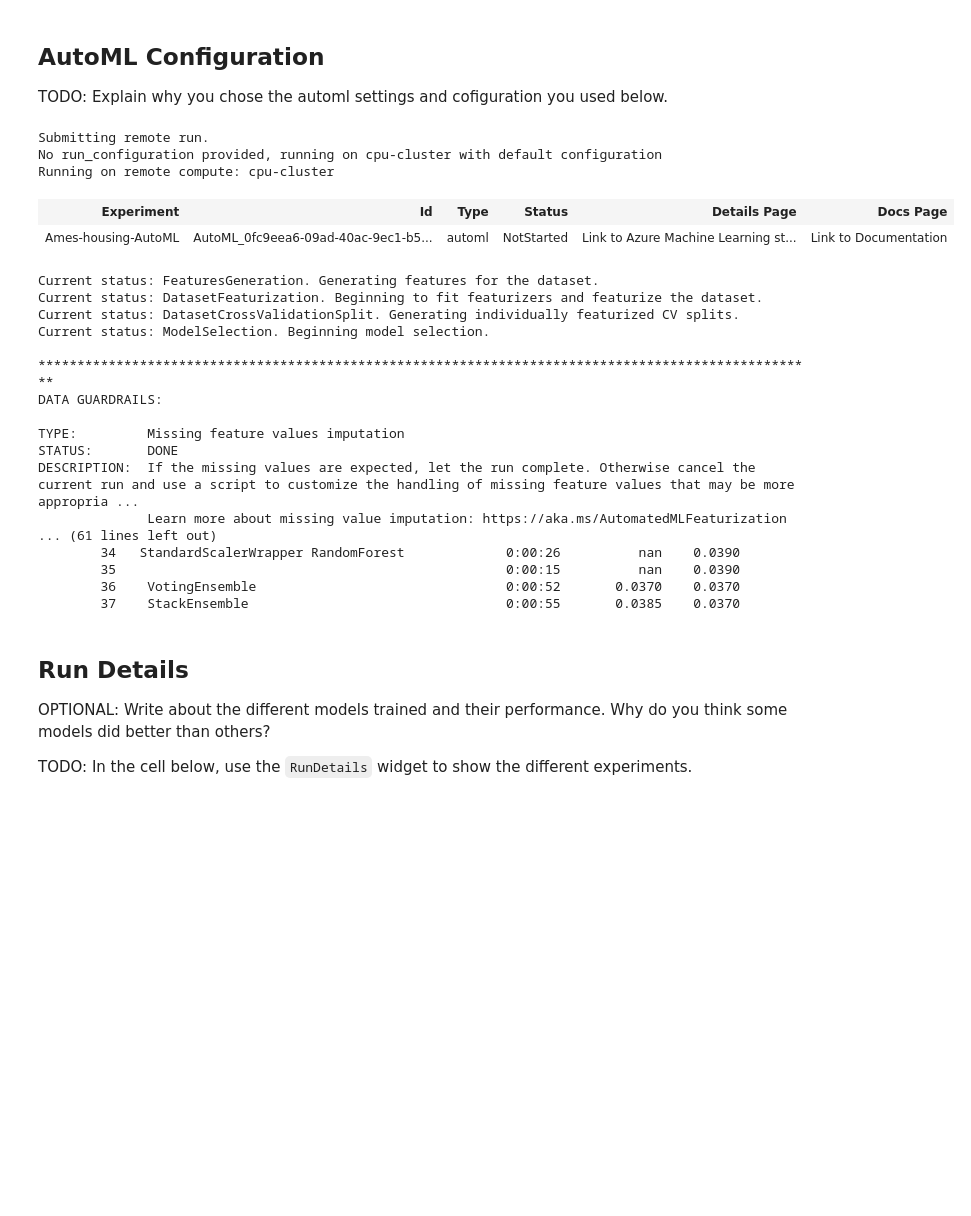
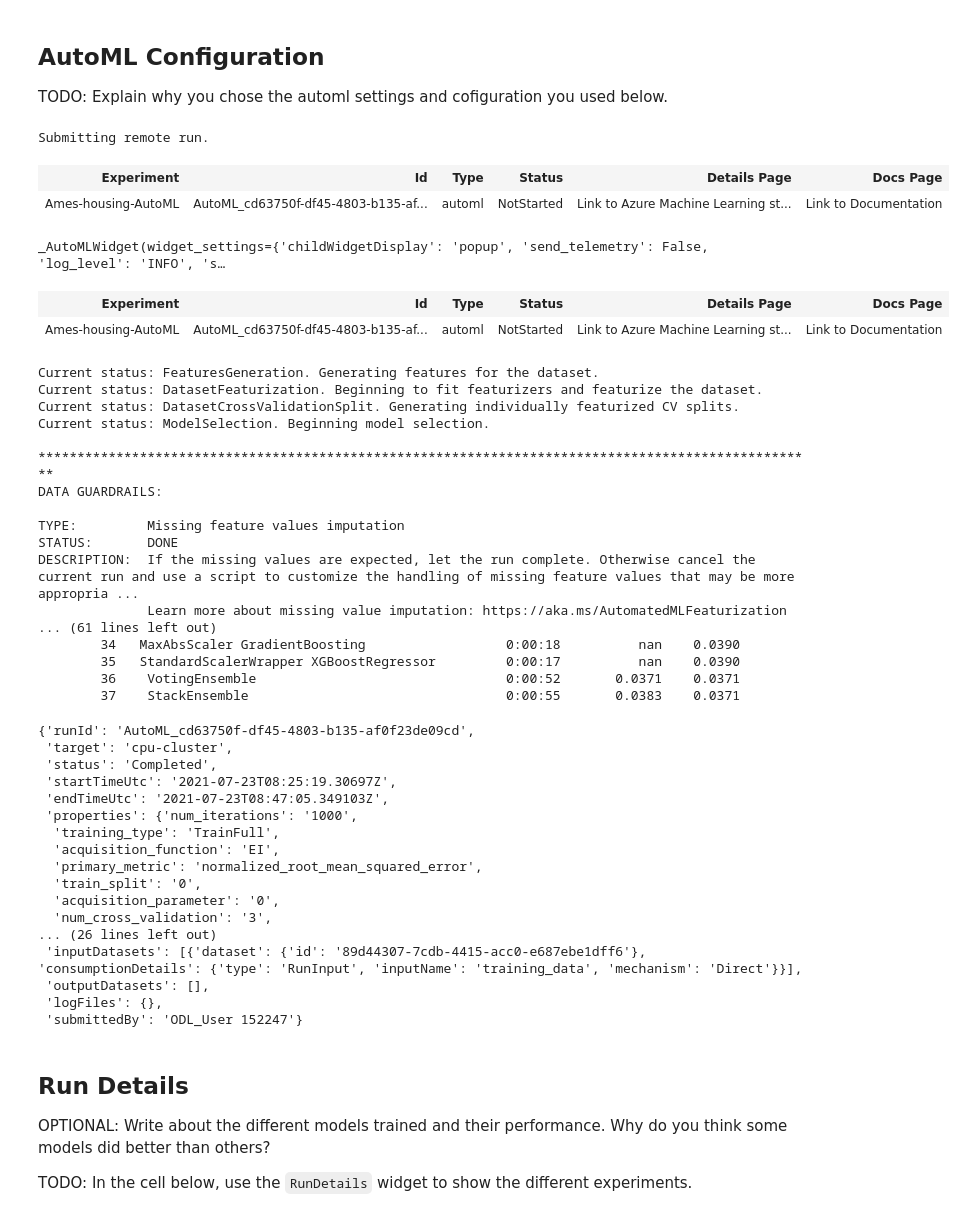
Before and after one commit to lustraka/Predict_Ames_House_Prices, a Jupyter notebook: automl.ipynb, the cells around one changed output. Cells and saved outputs as stored; diff of their text form; code cells hidden in the pictures; blank space fills up the shorter version.

```diff
--- a/automl.ipynb
+++ b/automl.ipynb
@@ -100,31 +100,52 @@ automl_config = AutoMLConfig(
     label_column_name='SalePrice',
     **automl_settings)
 # %%
+from azureml.widgets import RunDetails
 # TODO: Submit your experiment
-remote_run = experiment.submit(automl_config, show_output=True)
+aml_run = experiment.submit(automl_config)
+RunDetails(aml_run).show()
+aml_run.wait_for_completion(show_output=True)
 # %% [output]
 Submitting remote run.
-No run_configuration provided, running on cpu-cluster with default configuration
-Running on remote compute: cpu-cluster
 | Experiment | Id | Type | Status | Details Page | Docs Page |
-| Ames-housing-AutoML | AutoML_0fc9eea6-09ad-40ac-9ec1-b5... | automl | NotStarted | Link to Azure Machine Learning st... | Link to Documentation |
+| Ames-housing-AutoML | AutoML_cd63750f-df45-4803-b135-af... | automl | NotStarted | Link to Azure Machine Learning st... | Link to Documentation |
-Current status: FeaturesGeneration. Generating features for the dataset.
-Current status: DatasetFeaturization. Beginning to fit featurizers and featurize the dataset.
-Current status: DatasetCrossValidationSplit. Generating individually featurized CV splits.
-Current status: ModelSelection. Beginning model selection.
-
-****************************************************************************************************
-DATA GUARDRAILS:
-
-TYPE:         Missing feature values imputation
-STATUS:       DONE
-DESCRIPTION:  If the missing values are expected, let the run complete. Otherwise cancel the current run and use a script to customize the handling of missing feature values that may be more appropria ...
-              Learn more about missing value imputation: https://aka.ms/AutomatedMLFeaturization
-... (61 lines left out)
-        34   StandardScalerWrapper RandomForest             0:00:26          nan    0.0390
-        35                                                  0:00:15          nan    0.0390
-        36    VotingEnsemble                                0:00:52       0.0370    0.0370
-        37    StackEnsemble                                 0:00:55       0.0385    0.0370
+_AutoMLWidget(widget_settings={'childWidgetDisplay': 'popup', 'send_telemetry': False, 'log_level': 'INFO', 's…
+| Experiment | Id | Type | Status | Details Page | Docs Page |
+| Ames-housing-AutoML | AutoML_cd63750f-df45-4803-b135-af... | automl | NotStarted | Link to Azure Machine Learning st... | Link to Documentation |
+Current status: FeaturesGeneration. Generating features for the dataset.
+Current status: DatasetFeaturization. Beginning to fit featurizers and featurize the dataset.
+Current status: DatasetCrossValidationSplit. Generating individually featurized CV splits.
+Current status: ModelSelection. Beginning model selection.
+
+****************************************************************************************************
+DATA GUARDRAILS:
+
+TYPE:         Missing feature values imputation
+STATUS:       DONE
+DESCRIPTION:  If the missing values are expected, let the run complete. Otherwise cancel the current run and use a script to customize the handling of missing feature values that may be more appropria ...
+              Learn more about missing value imputation: https://aka.ms/AutomatedMLFeaturization
+... (61 lines left out)
+        34   MaxAbsScaler GradientBoosting                  0:00:18          nan    0.0390
+        35   StandardScalerWrapper XGBoostRegressor         0:00:17          nan    0.0390
+        36    VotingEnsemble                                0:00:52       0.0371    0.0371
+        37    StackEnsemble                                 0:00:55       0.0383    0.0371
+{'runId': 'AutoML_cd63750f-df45-4803-b135-af0f23de09cd',
+ 'target': 'cpu-cluster',
+ 'status': 'Completed',
+ 'startTimeUtc': '2021-07-23T08:25:19.30697Z',
+ 'endTimeUtc': '2021-07-23T08:47:05.349103Z',
+ 'properties': {'num_iterations': '1000',
+  'training_type': 'TrainFull',
+  'acquisition_function': 'EI',
+  'primary_metric': 'normalized_root_mean_squared_error',
+  'train_split': '0',
+  'acquisition_parameter': '0',
+  'num_cross_validation': '3',
+... (26 lines left out)
+ 'inputDatasets': [{'dataset': {'id': '89d44307-7cdb-4415-acc0-e687ebe1dff6'}, 'consumptionDetails': {'type': 'RunInput', 'inputName': 'training_data', 'mechanism': 'Direct'}}],
+ 'outputDatasets': [],
+ 'logFiles': {},
+ 'submittedBy': 'ODL_User 152247'}
 # %% [markdown]
 ## Run Details
 
```
Also changed, not shown: parts of 12 cells of this notebook.
